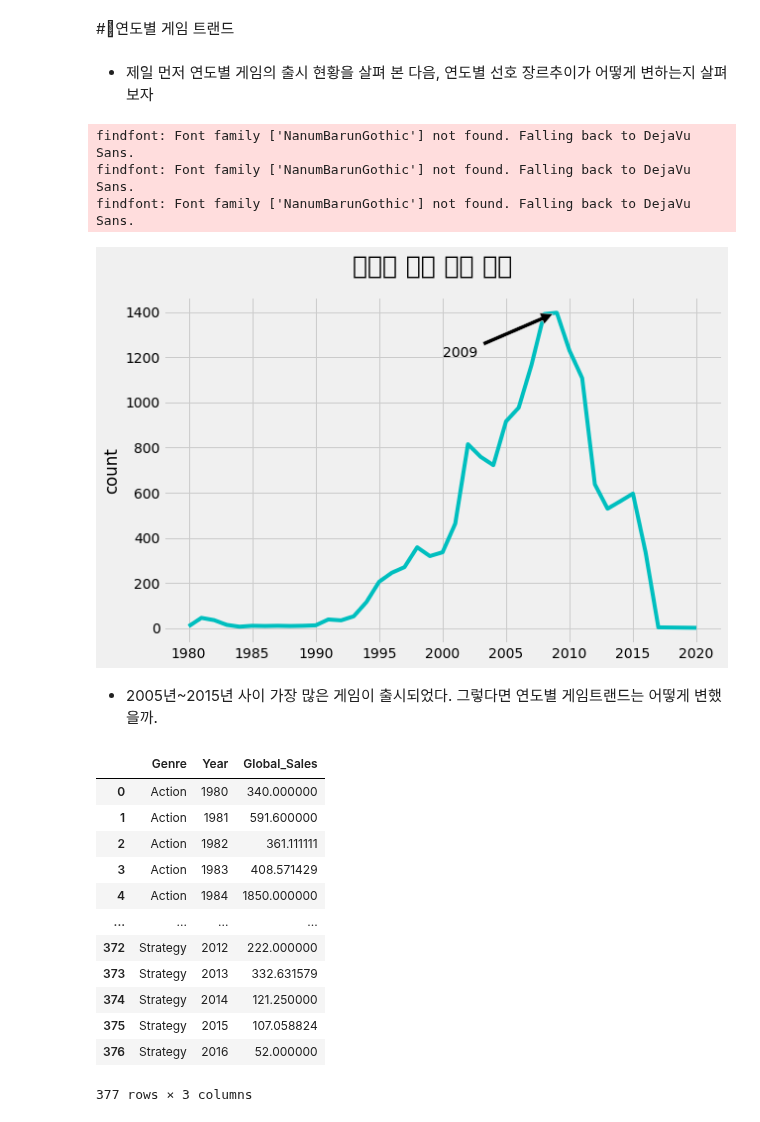
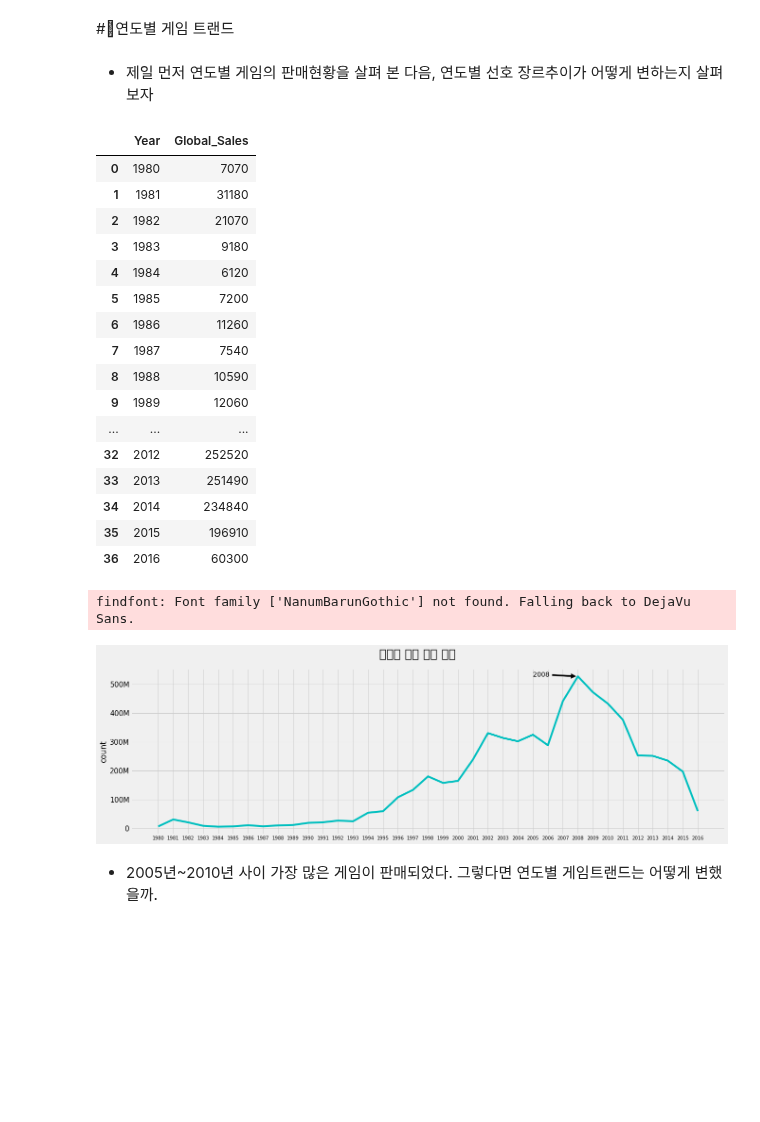
Before and after one commit to sseyonafre/Project, a Jupyter notebook: sprint1/AI_14_고세희_Section1.ipynb, the cells around one changed output. Saved outputs shown, nothing was run; the diff lists cells and outputs as text; code cells hidden in the pictures; blank space fills up the shorter version.

```diff
--- a/sprint1/AI_14_고세희_Section1.ipynb
+++ b/sprint1/AI_14_고세희_Section1.ipynb
@@ -146,3 +171,5 @@ df= df[df['Year'] > 1900]
+# %%
+df.drop(index = df.query('Year > 2016').index,inplace=True)
 # %%
 #Genre의 결측치와 같은 게임이름의 데이터를 가진 다른 열이 있는지 확인
 missing_G = df[df['Genre'].isnull()]
@@ -249,7 +276,9 @@ error
 Sales= ['NA_Sales','EU_Sales','JP_Sales','Other_Sales']
 
 for i in Sales:
-  df[i] =df[i].replace({"K":"*0.001", "M":""}, regex=True).map(pd.eval).apply(lambda x:x*1000)
+  df[i] =df[i].replace({"K":"*0.001", "M":""}, regex=True).map(pd.eval)
+# %%
+df[Sales]=round(df[Sales]*1000)
 # %%
 df[Sales]= df[Sales].astype(int)
 # %%
@@ -464,29 +489,50 @@ plt.show;
 # %% [markdown]
 
-*   제일 먼저 연도별 게임의 출시 현황을 살펴 본 다음, 연도별 선호 장르추이가 어떻게 변하는지 살펴보자
+*   제일 먼저 연도별 게임의 판매현황을 살펴 본 다음, 연도별 선호 장르추이가 어떻게 변하는지 살펴보자
+# %%
+# 연도별 게임 판매현황
+sales_by_year =df.groupby('Year',as_index=False)[['Global_Sales']].sum()
+sales_by_year
+# %% [output]
+|  | Year | Global_Sales |
+| 0 | 1980 | 7070 |
+| 1 | 1981 | 31180 |
+| 2 | 1982 | 21070 |
+| 3 | 1983 | 9180 |
+| 4 | 1984 | 6120 |
+| 5 | 1985 | 7200 |
+| 6 | 1986 | 11260 |
+| 7 | 1987 | 7540 |
+| 8 | 1988 | 10590 |
+| 9 | 1989 | 12060 |
+| ... | ... | ... |
+| 32 | 2012 | 252520 |
+| 33 | 2013 | 251490 |
+| 34 | 2014 | 234840 |
+| 35 | 2015 | 196910 |
+| 36 | 2016 | 60300 |
 # %%
-# 연도별 게임 출시 현황을 살펴 본 결과 2005~2011년 사이에 가장 많은 게임이 출시되었다.
+# 연도별 게임 판매현황 시각화
 
-release_by_year =df.groupby('Year',as_index=False)[['Name']].count()
-
-#시각화로 살펴보자
 from matplotlib import rc
 
 plt.rc('font', family='NanumBarunGothic')
 
-fig = plt.figure(figsize=(9,6))
-ax = sns.lineplot(x=release_by_year.Year ,y=release_by_year.Name, color='c')
+fig = plt.figure(figsize=(20,6))
+ax = sns.lineplot(x=sales_by_year.Year ,y=sales_by_year.Global_Sales, color='c')
 ax.set(xlabel=None , ylabel='count')
-plt.suptitle('연도별 게임 출시 현황',fontsize=25, fontweight='semibold')
-ax.annotate("2009", xy=(2009, 1400), xytext=(2000, 1200),arrowprops=dict(facecolor='black', shrink=0.05))
+plt.suptitle('연도별 게임 판매 현황',fontsize=25, fontweight='semibold')
+ax.annotate("2008", xy=(2008, 526760), xytext=(2005, 525000),arrowprops=dict(facecolor='black', shrink=0.05))
+ax.set_xticks(range(1980,2017))
+ax.set_xticklabels(range(1980,2017), fontsize=10)
+ax.set_yticks([ 0,100000, 200000,300000, 400000,500000])
+ax.set_yticklabels(labels=['0','100M','200M','300M','400M','500M'], fontsize=15)
 plt.show;
 # %% [output]
 findfont: Font family ['NanumBarunGothic'] not found. Falling back to DejaVu Sans.
-findfont: Font family ['NanumBarunGothic'] not found. Falling back to DejaVu Sans.
-findfont: Font family ['NanumBarunGothic'] not found. Falling back to DejaVu Sans.
-[figure, old version]
+[figure, new version]
 # %% [markdown]
 
 
-*  2005년~2015년 사이 가장 많은 게임이 출시되었다. 그렇다면 연도별 게임트랜드는 어떻게 변했을까.
+*  2005년~2010년 사이 가장 많은 게임이 판매되었다. 그렇다면 연도별 게임트랜드는 어떻게 변했을까.
 # %%
@@ -494,16 +539,0 @@ sales_by_year = df.groupby(['Genre','Year'],as_index=False)['Global_Sales'].mean
-# %%
-sales_by_year
-# %% [output]
-|  | Genre | Year | Global_Sales |
-| 0 | Action | 1980 | 340.000000 |
-| 1 | Action | 1981 | 591.600000 |
-| 2 | Action | 1982 | 361.111111 |
-| 3 | Action | 1983 | 408.571429 |
-| 4 | Action | 1984 | 1850.000000 |
-| ... | ... | ... | ... |
-| 372 | Strategy | 2012 | 222.000000 |
-| 373 | Strategy | 2013 | 332.631579 |
-| 374 | Strategy | 2014 | 121.250000 |
-| 375 | Strategy | 2015 | 107.058824 |
-| 376 | Strategy | 2016 | 52.000000 |
-377 rows × 3 columns
```
Also changed, not shown: parts of 26 cells of this notebook.
